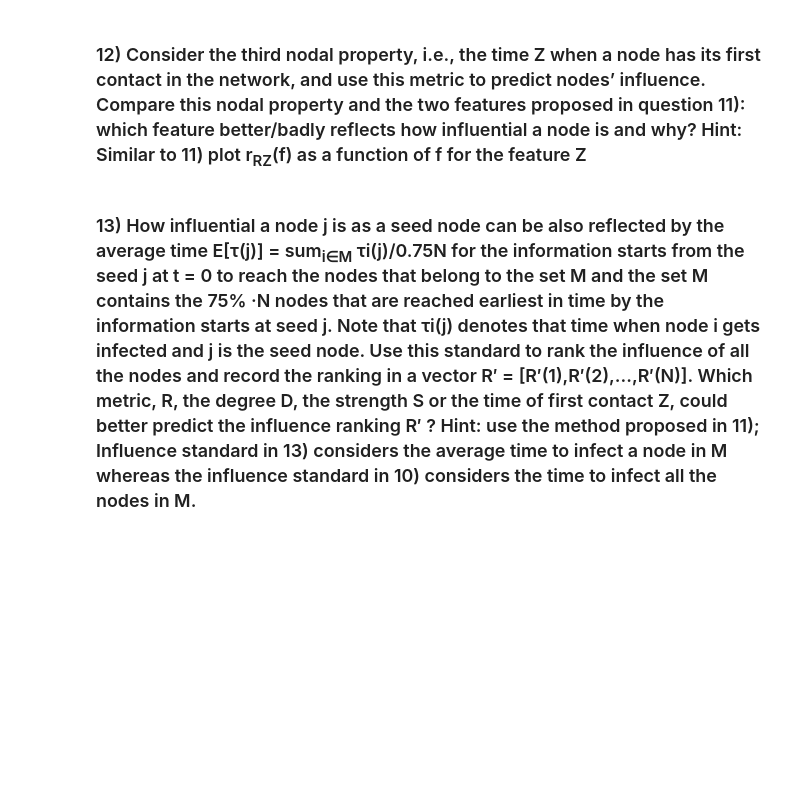
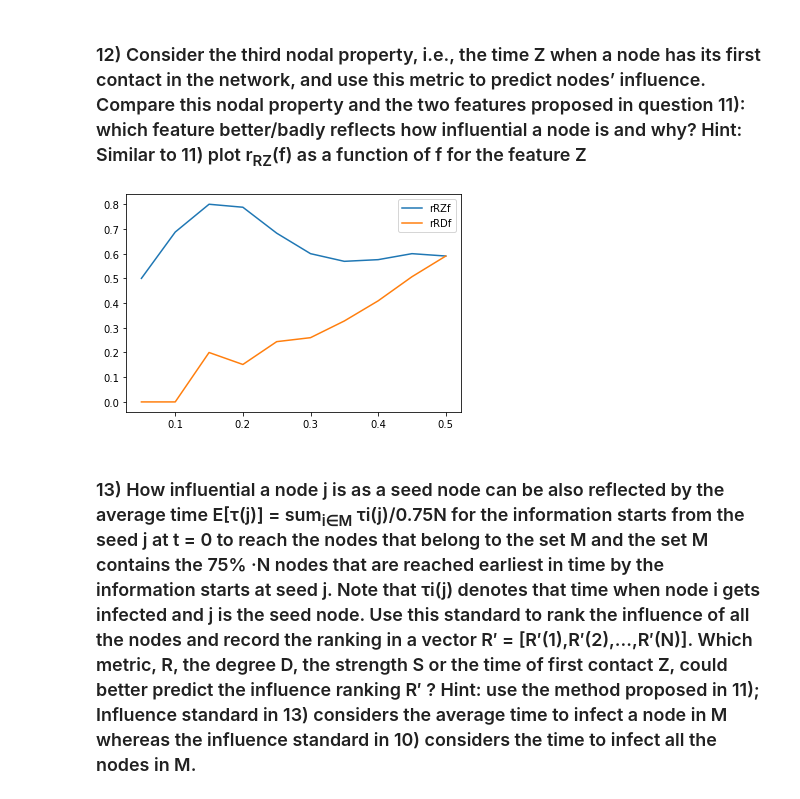
Before and after one commit to albertsolaroca/MDAC, a Jupyter notebook: MDAC assignment.ipynb, the cells around one changed output. Saved outputs shown, nothing was run; the diff lists cells and outputs as text; code cells hidden in the pictures; blank space fills up the shorter version.

```diff
--- a/MDAC assignment.ipynb
+++ b/MDAC assignment.ipynb
@@ -196,5 +213,23 @@ print(indeces+1)
 # %% [markdown]
 ### 12) Consider the third nodal property, i.e., the time Z when a node has its first contact in the network, and use this metric to predict nodes’ influence. Compare this nodal property and the two features proposed in question 11): which feature better/badly reflects how influential a node is and why? Hint: Similar to 11) plot r<sub>RZ</sub>(f) as a function of f for the feature Z
+# %%
+array_timestamps = []
+for node in total_num_infected_at_time_t:
+    array_timestamps.append(np.argwhere(node > 1)[0][0])
+Z = np.argsort(array_timestamps) + 1
+
+rRZf = []
+for f in np.arange(0.05,0.55,0.05):
+    sliced_Z = set(Z[:int(f*len(D))])
+    sliced_R = set(indeces[:int(f*len(D))])
+    rRZf.append(len(sliced_D.intersection(sliced_R))/len(sliced_R))
+
+plt.plot(np.arange(0.05,0.55,0.05),rRZf,label="rRZf")
+plt.plot(np.arange(0.05,0.55,0.05),rRDf,label="rRDf")
+plt.legend()
+plt.show()
+# %% [output]
+[figure, added]
 # %% [markdown]
 ### 13) How influential a node j is as a seed node can be also reflected by the average time E[τ(j)] = sum<sub>i∈M</sub> τi(j)/0.75N for the information starts from the seed j at t = 0 to reach the nodes that belong to the set M and the set M contains the 75% ·N nodes that are reached earliest in time by the information starts at seed j. Note that τi(j) denotes that time when node i gets infected and j is the seed node. Use this standard to rank the influence of all the nodes and record the ranking in a vector R′ = [R′(1),R′(2),...,R′(N)]. Which metric, R, the degree D, the strength S or the time of first contact Z, could better predict the influence ranking R′ ? Hint: use the method proposed in 11); Influence standard in 13) considers the average time to infect a node in M whereas the influence standard in 10) considers the time to infect all the nodes in M.
 # %% [markdown]
```
Also changed, not shown: parts of 4 cells of this notebook.
